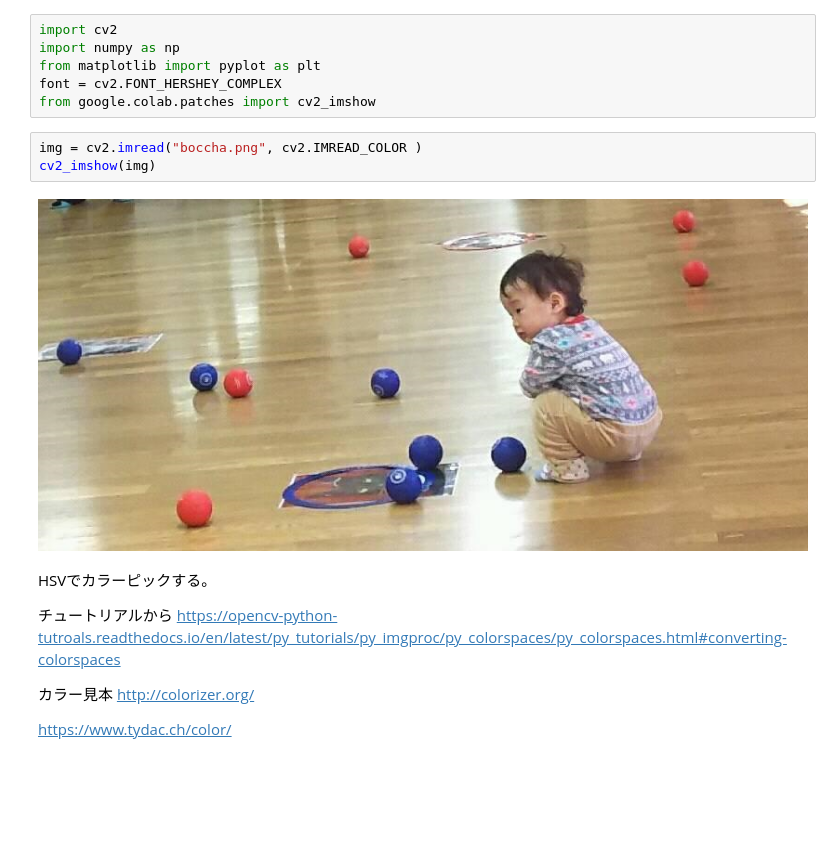
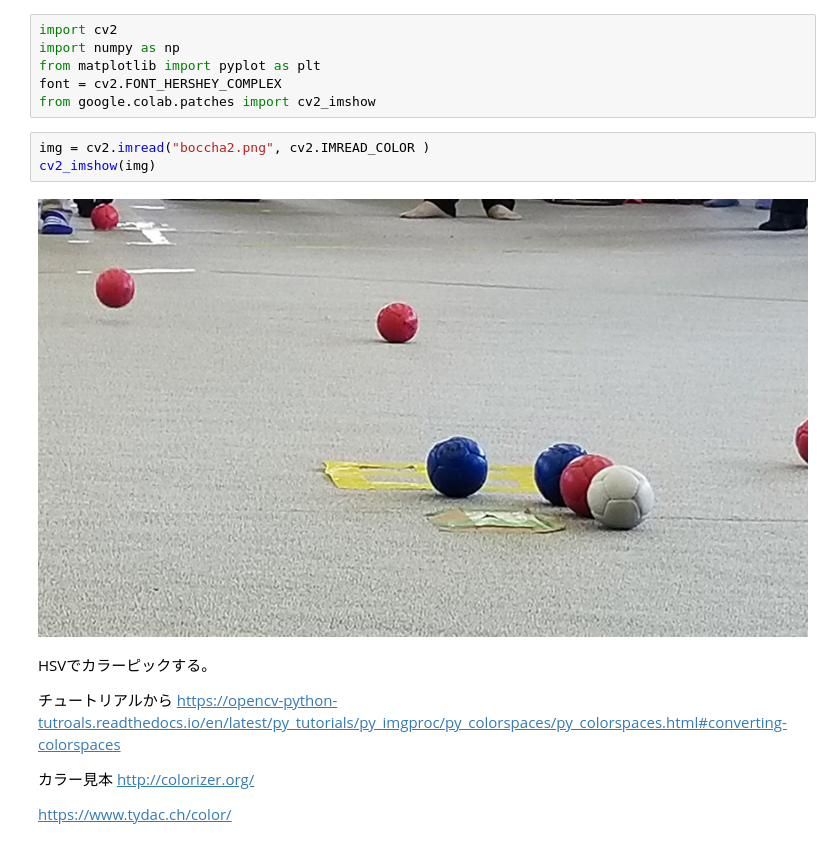
Before and after one commit to tom2rd/Googlecolabutils, a Jupyter notebook: OpenCV.ipynb, the cells around one changed output. Cells and saved outputs as stored; diff of their text form; blank space fills up the shorter version.

```diff
--- a/OpenCV.ipynb
+++ b/OpenCV.ipynb
@@ -41,10 +63,10 @@ from matplotlib import pyplot as plt
 font = cv2.FONT_HERSHEY_COMPLEX
 from google.colab.patches import cv2_imshow
 # %%
-img = cv2.imread("boccha.png", cv2.IMREAD_COLOR )
+img = cv2.imread("boccha2.png", cv2.IMREAD_COLOR )
 cv2_imshow(img)
 # %% [output]
-[figure, old version]
+[figure, new version]
 # %% [markdown]
 HSVでカラーピックする。
 
```
Also changed, not shown: parts of 5 cells of this notebook.
